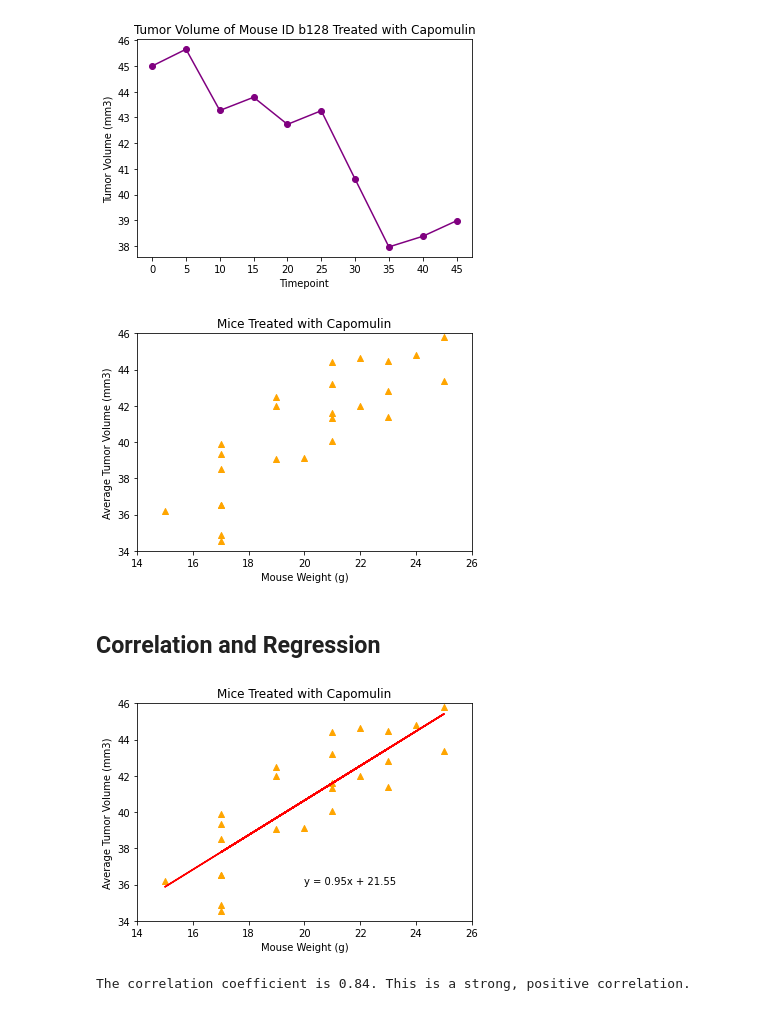
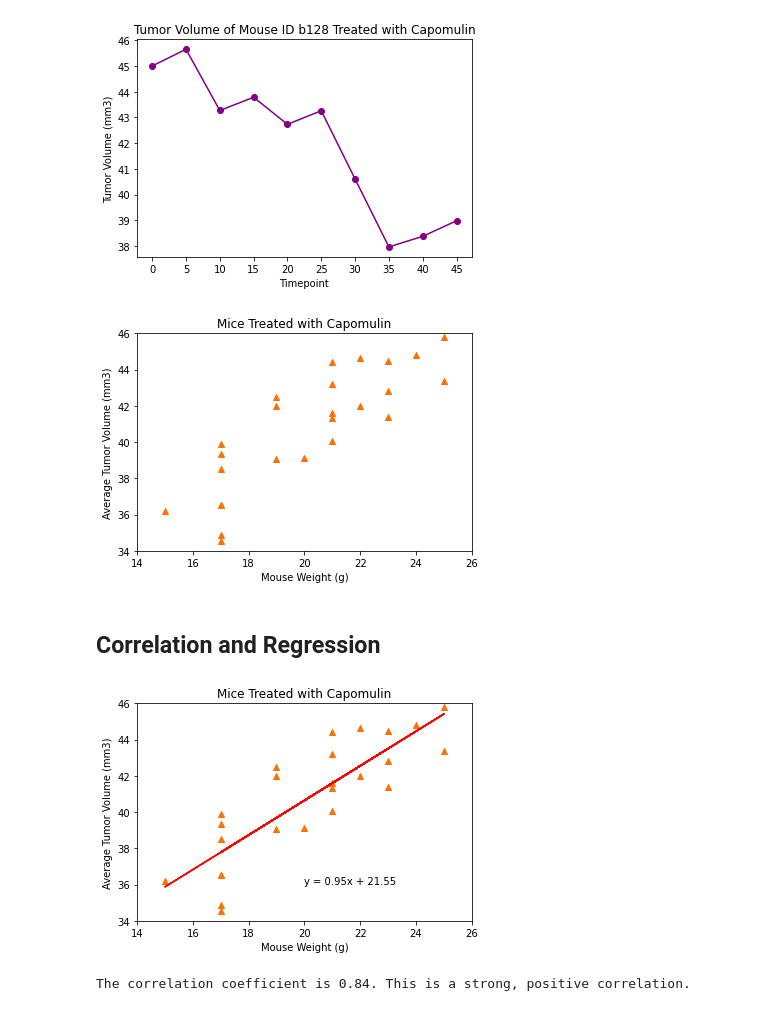
Before and after one commit to khutula/matplotlib-challenge, a Jupyter notebook: pymaceuticals_starter.ipynb, the cells around one changed output. Drawn from its saved outputs; the diff is of its cells as text; code cells hidden in the pictures.

Commit message:
adjust orange marker on scatter to be darker

```diff
--- a/pymaceuticals_starter.ipynb
+++ b/pymaceuticals_starter.ipynb
@@ -292,17 +292,17 @@ plt.show()
 # %%
 # Generate a scatter plot of average tumor volume vs. mouse weight for the Capomulin regimen
 cap_regimen = clean_results.loc[clean_results["Drug Regimen"] == "Capomulin",:].groupby("Mouse ID")
 weights = cap_regimen["Weight (g)"].mean()
 avg_tumor_vol = cap_regimen["Tumor Volume (mm3)"].mean()
-plt.scatter(weights, avg_tumor_vol, marker="^", color="orange")
+plt.scatter(weights, avg_tumor_vol, marker="^", color="#F97306")
 plt.xlabel("Mouse Weight (g)")
 plt.ylabel("Average Tumor Volume (mm3)")
 plt.title("Mice Treated with Capomulin")
 plt.xlim([14,26])
 plt.ylim([34,46])
 plt.show()
 # %% [output]
-[figure, old version]
+[figure, new version]
 # %% [markdown]
 ## Correlation and Regression
 # %%
@@ -312,7 +312,7 @@ regress_values = weights * slope + intercept
 line_eq = "y = " + str(round(slope,2)) + "x + " + str(round(intercept,2))
 
 # plot the linear regression with the scatter plot from above
-plt.scatter(weights, avg_tumor_vol, marker="^", color="orange")
+plt.scatter(weights, avg_tumor_vol, marker="^", color="#F97306")
 plt.xlabel("Mouse Weight (g)")
 plt.ylabel("Average Tumor Volume (mm3)")
 plt.title("Mice Treated with Capomulin")
@@ -326,5 +326,5 @@ plt.show()
 correlation, p = st.pearsonr(weights, avg_tumor_vol)
 print(f"The correlation coefficient is {round(correlation,2)}. This is a strong, positive correlation.")
 # %% [output]
-[figure, old version]
+[figure, new version]
 The correlation coefficient is 0.84. This is a strong, positive correlation.
```
